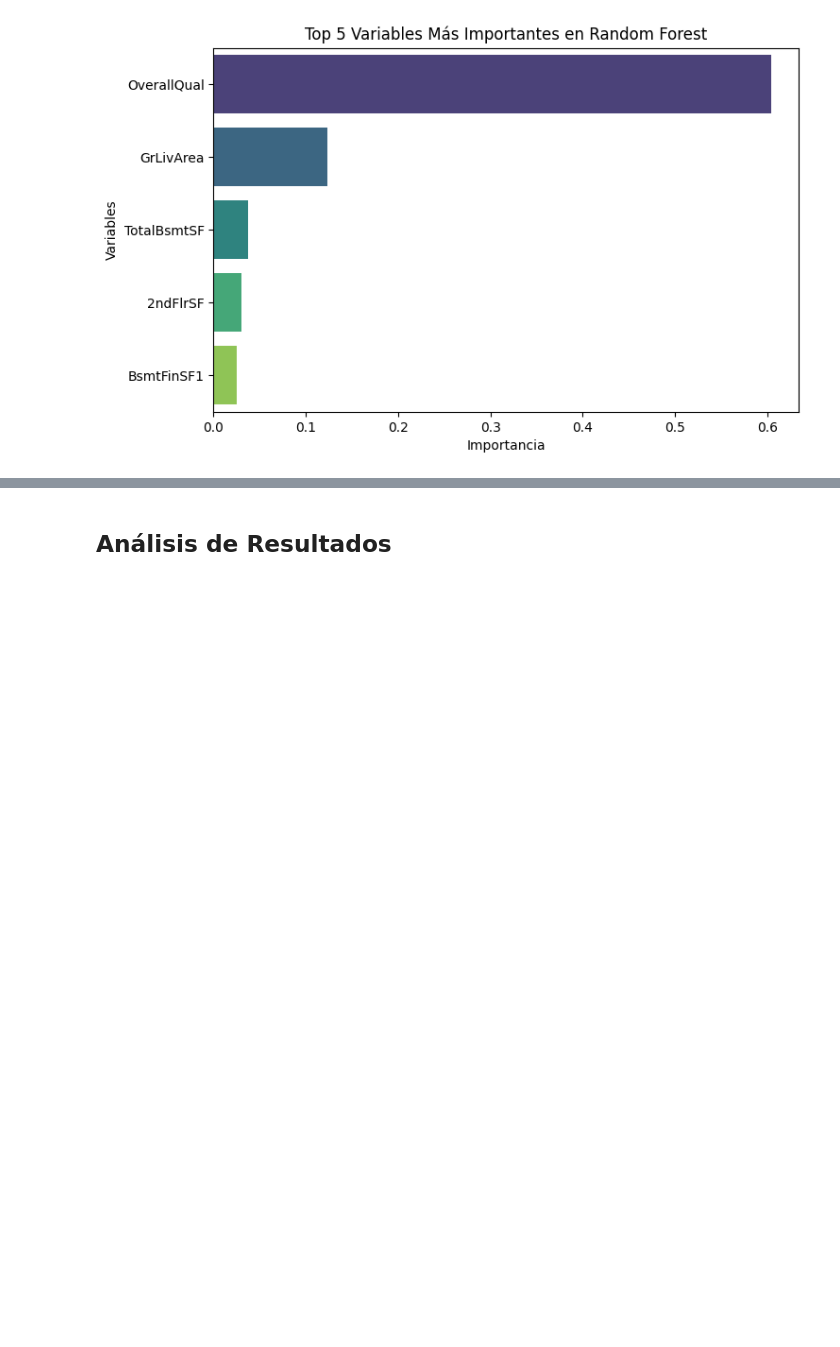
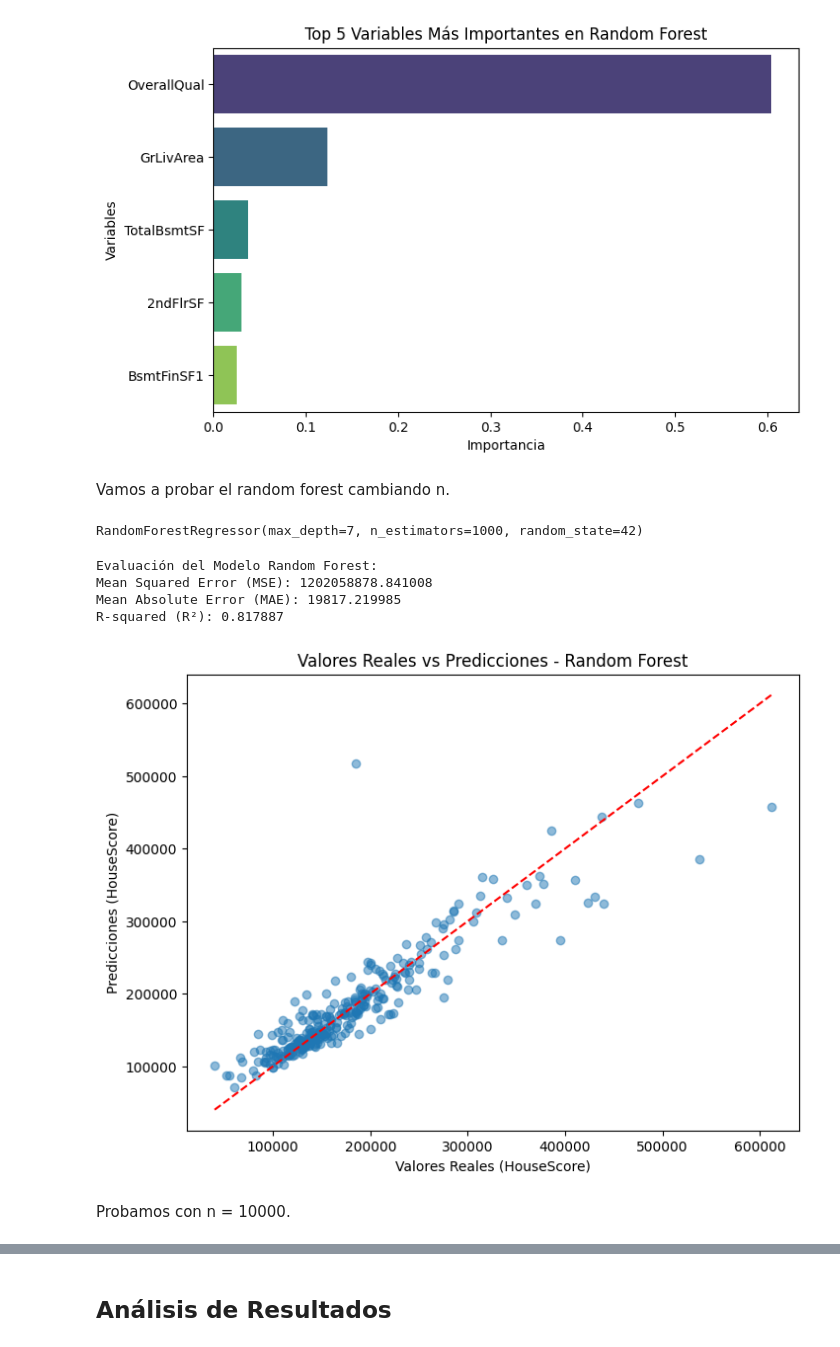
Before and after one commit to DiegoLinares11/Modelos-de-Regresion-Lineal, a Jupyter notebook: Entrega2/Arboles.ipynb, the cells around one changed output, grey strips where cells are left out. Saved outputs shown, nothing was run; the diff lists cells and outputs as text; code cells hidden in the pictures; blank space fills up the shorter version.

Commit message:
feat: random forest comparison changing tree number

```diff
--- a/Entrega2/Arboles.ipynb
+++ b/Entrega2/Arboles.ipynb
@@ -1447,3 +1444,38 @@ Passing `palette` without assigning `hue` is deprecated and will be removed in v
 
   sns.barplot(x=top_5_importances, y=top_5_features, palette="viridis")
 [figure]
+# %% [markdown]
+Vamos a probar el random forest cambiando n.
+# %%
+rf_regressor = RandomForestRegressor(n_estimators=1000, random_state = 42, max_depth = 7)
+rf_regressor.fit(X_train, Y_train)
+# %% [output]
+RandomForestRegressor(max_depth=7, n_estimators=1000, random_state=42)
+# %%
+Y_pred = rf_regressor.predict(X_test)
+# %%
+mse = mean_squared_error(Y_test, Y_pred)
+mae = mean_absolute_error(Y_test, Y_pred)
+r2 = r2_score(Y_test, Y_pred)
+
+print("Evaluación del Modelo Random Forest:")
+print(f"Mean Squared Error (MSE): {mse:.6f}")
+print(f"Mean Absolute Error (MAE): {mae:.6f}")
+print(f"R-squared (R²): {r2:.6f}")
+# %% [output]
+Evaluación del Modelo Random Forest:
+Mean Squared Error (MSE): 1202058878.841008
+Mean Absolute Error (MAE): 19817.219985
+R-squared (R²): 0.817887
+# %%
+plt.figure(figsize=(8, 6))
+plt.scatter(Y_test, Y_pred, alpha=0.5)
+plt.plot([min(Y_test), max(Y_test)], [min(Y_test), max(Y_test)], color='red', linestyle='--')  # Línea de referencia
+plt.xlabel("Valores Reales (HouseScore)")
+plt.ylabel("Predicciones (HouseScore)")
+plt.title("Valores Reales vs Predicciones - Random Forest")
+plt.show()
+# %% [output]
+[figure, added]
+# %% [markdown]
+Probamos con n = 10000.
```
Also changed, not shown: parts of 7 cells of this notebook.
